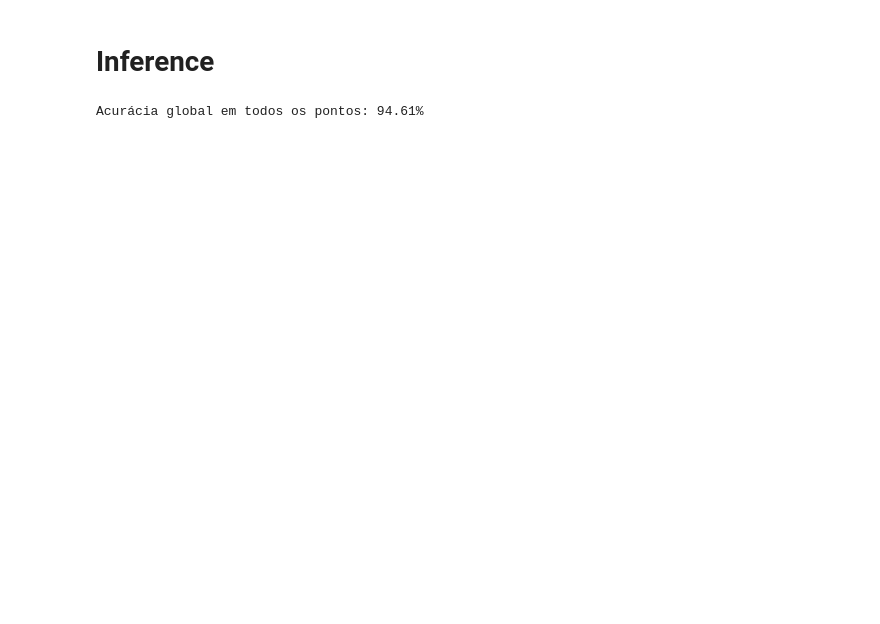
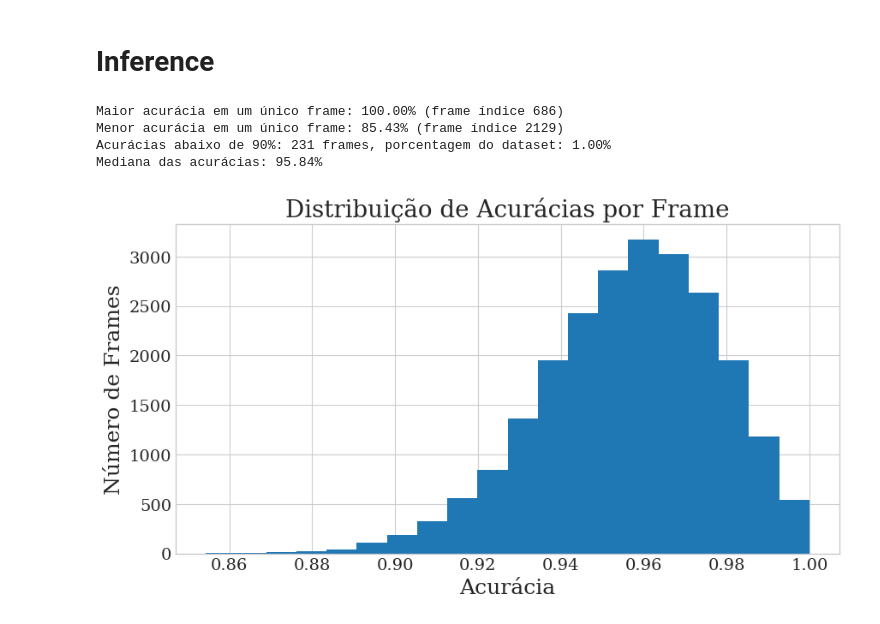
Before and after one commit to Matheus-lla/pfc-semantic-segmentation, a Jupyter notebook: experiments/run_model.ipynb, the cells around one changed output. Cells and saved outputs as stored; diff of their text form; code cells hidden in the pictures; blank space fills up the shorter version.

```diff
--- a/experiments/run_model.ipynb
+++ b/experiments/run_model.ipynb
@@ -24,22 +25,28 @@ Jupyter environment detected. Enabling Open3D WebVisualizer.
 # %%
 NUM_CLASSES = 20
 INPUT_CHANNELS = 9
-EPOCHS = 150
+EPOCHS = 200
 LR = 0.001
-DECAY_RATE = 0 # 0.0001
-MOMENTUM_DECCAY_STEP = 10
+DECAY_RATE = 0.0001
+MOMENTUM_DECAY_STEP = 10
 DEVICE = torch.device("cuda" if torch.cuda.is_available() else "cpu")
-MODEL_SAVE_PATH = "checkpoints_to_ignore/models/model"
-SEQ_LIST = [5]
+MODEL_SAVE_PATH = "checkpoints_to_ignore/models/modelV2"
+SEQ_LIST = [1]
 SEQ_LIST_NAME = "".join(str(s) for s in SEQ_LIST)
 # %% [markdown]
 # Model configs
 # %%
 # ==== MODEL ====
 model = PointNetSeg(num_classes=NUM_CLASSES, input_channels=INPUT_CHANNELS).to(DEVICE)
+# model.load_state_dict(
+#     torch.load("checkpoints_to_ignore/models/modelV2_e090_s012345678910_ic9.pth")
+# )
 criterion = nn.CrossEntropyLoss(ignore_index=0)
 optimizer = torch.optim.Adam(
-    model.parameters(), lr=LR, betas=(0.9, 0.999), eps=1e-08, weight_decay=DECAY_RATE
+    model.parameters(),
+    lr=LR,
+    betas=(0.9, 0.999),
+    eps=1e-08, weight_decay=DECAY_RATE
 )
 # %%
 """
@@ -245,25 +317,61 @@ plt.show()
 # %%
 total_correct = 0
 total_points = 0
+accuracies = []  # Lista para armazenar acurácias individuais
 
 model.eval()
 with torch.no_grad():
     for point_cloud in tqdm(processed_train_dataset, desc="Inferência"):
         data = (
             torch.tensor(point_cloud[:, :INPUT_CHANNELS], dtype=torch.float32)
             .unsqueeze(0)
             .to(DEVICE)
         )
         label = point_cloud[:, -2]
         pred, trans = model(data)
         pred = pred.view(-1, NUM_CLASSES)
         pred = pred.argmax(dim=1).cpu().numpy()
 
-        total_correct += (label == pred).sum()
-        total_points += len(label)
+        # Calcula acurácia para este frame específico
+        correct = (label == pred).sum()
+        total = len(label)
+        frame_accuracy = correct / total
+        accuracies.append(frame_accuracy)
 
-mean_accuracy = total_correct / total_points
-print(f"Acurácia global em todos os pontos: {mean_accuracy*100:.2f}%")
+# Agora calculamos as estatísticas
+max_accuracy = max(accuracies)
+min_accuracy = min(accuracies)
+median_accuracy = np.median(accuracies)
+
+# Encontrar índice do melhor e pior frame
+best_frame_idx = np.argmax(accuracies)
+worst_frame_idx = np.argmin(accuracies)
+
+menores = [acc for acc in accuracies if acc < 0.9]
+menores_porcentagem = len(menores) / len(accuracies) * 100
+print(
+    f"Maior acurácia em um único frame: {max_accuracy*100:.2f}% (frame índice {best_frame_idx})"
+)
+print(
+    f"Menor acurácia em um único frame: {min_accuracy*100:.2f}% (frame índice {worst_frame_idx})"
+)
+print(
+    f"Acurácias abaixo de 90%: {len(menores)} frames, porcentagem do dataset: {menores_porcentagem:.2f}%"
+)
+print(f"Mediana das acurácias: {median_accuracy*100:.2f}%")
+
+# Opcional: Histograma de distribuição das acurácias
+plt.figure(figsize=(10, 5))
+plt.hist(accuracies, bins=20)
+plt.title("Distribuição de Acurácias por Frame")
+plt.xlabel("Acurácia")
+plt.ylabel("Número de Frames")
+plt.grid(True)
+plt.show()
 # %% [output]
-Acurácia global em todos os pontos: 94.61%
+Maior acurácia em um único frame: 100.00% (frame índice 686)
+Menor acurácia em um único frame: 85.43% (frame índice 2129)
+Acurácias abaixo de 90%: 231 frames, porcentagem do dataset: 1.00%
+Mediana das acurácias: 95.84%
+[figure, added]
 # %%
```
Also changed, not shown: parts of 8 cells of this notebook, 5 other files.
